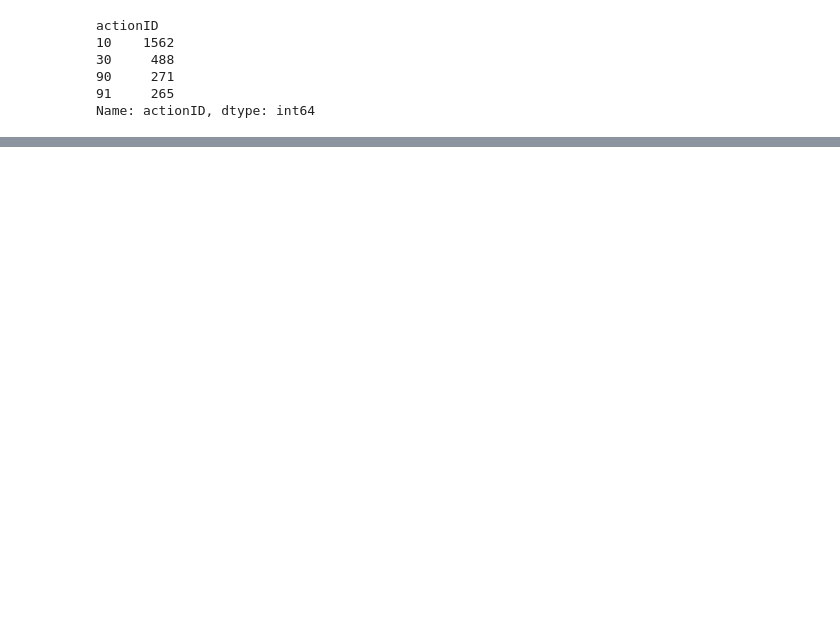
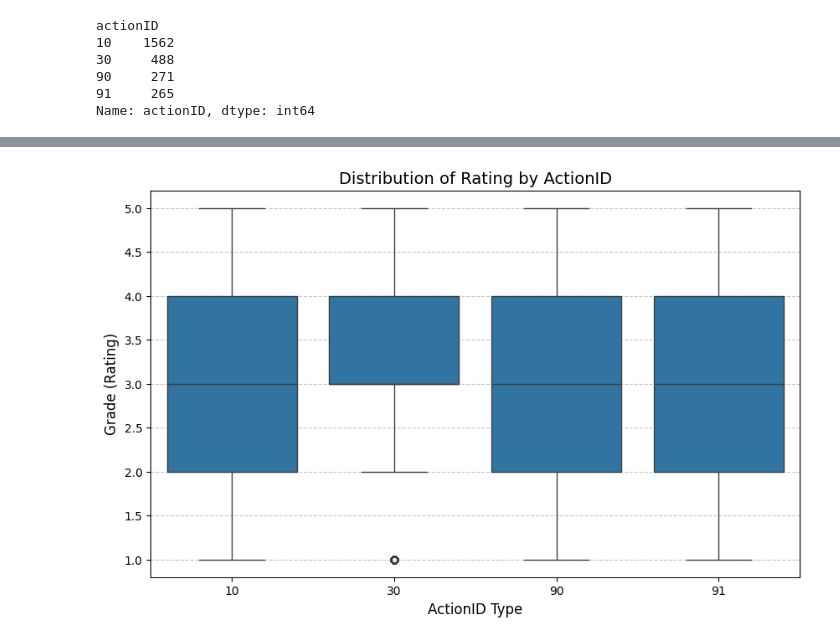
Before and after one commit to pedro-cella/Codebasics_Data_Science, a Jupyter notebook: Projects/hr_eda/Human_Resources_EDA.ipynb, the cells around one changed output, grey strips where cells are left out. Drawn from its saved outputs; the diff is of its cells as text; code cells hidden in the pictures; blank space fills up the shorter version.

Commit message:
finishin first EDA project

```diff
--- a/Projects/hr_eda/Human_Resources_EDA.ipynb
+++ b/Projects/hr_eda/Human_Resources_EDA.ipynb
@@ -463,0 +534,4 @@ Name: actionID, dtype: int64
+# %%
+# As always, let's transform the date column to the date type
+df_performance_copy['PerfDate'] = df_performance_copy['PerfDate'].apply(pd.to_datetime, errors='coerce')
+df_performance_copy
@@ -463,0 +552,8 @@ Name: actionID, dtype: int64
+# %%
+df_performance_copy = df_performance_copy.rename(columns={
+    'PerfID': 'performanceID',
+    'EmpID': 'employeeID',
+    'Rating': 'rating',
+    'PerfDate': 'performance_date'
+})
+df_performance_copy.head(5)
@@ -463,0 +572,4 @@ Name: actionID, dtype: int64
+# %%
+# First I will merge both the employees and actions DataFrames
+df = pd.merge(df_employee_copy, df_action_copy, on='employeeID', how='left')
+df.head(5)
@@ -463,0 +583,4 @@ Name: actionID, dtype: int64
+# %%
+# Then I will merge both the new DataFrame and performance DataFrame
+df = pd.merge(df, df_performance_copy, on='employeeID', how='left')
+df.head(5)
@@ -463,0 +594,13 @@ Name: actionID, dtype: int64
+# %%
+# Let's try to compare rating with actionID using a boxplot
+plt.figure(figsize=(10, 6))
+
+sns.boxplot(data=df, x='actionID', y='rating')
+plt.title('Distribution of Rating by ActionID', fontsize=14)
+plt.xlabel('ActionID Type', fontsize=12)
+plt.ylabel('Grade (Rating)', fontsize=12)
+plt.grid(axis='y', linestyle='--', alpha=0.7)
+
+plt.show()
+# %% [output]
+[figure, added]
```
Also changed, not shown: parts of 23 cells of this notebook.
